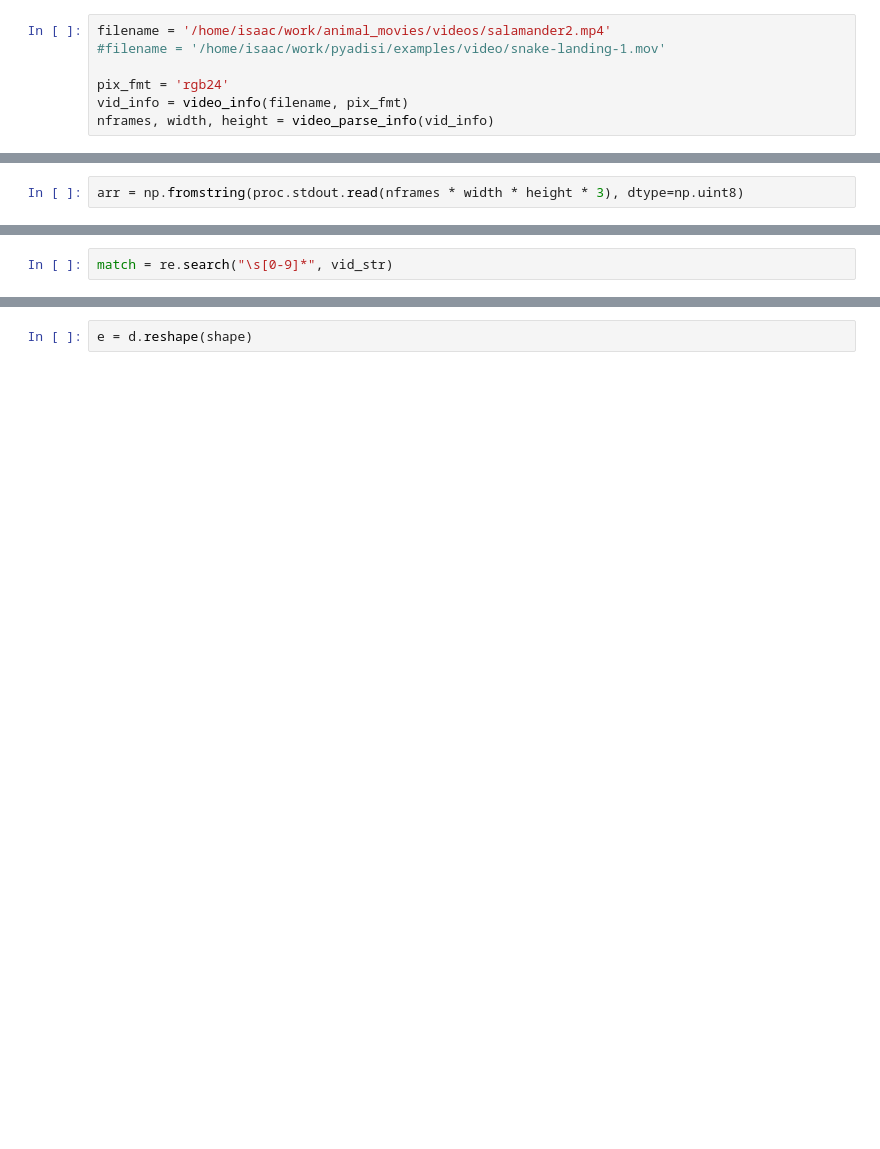
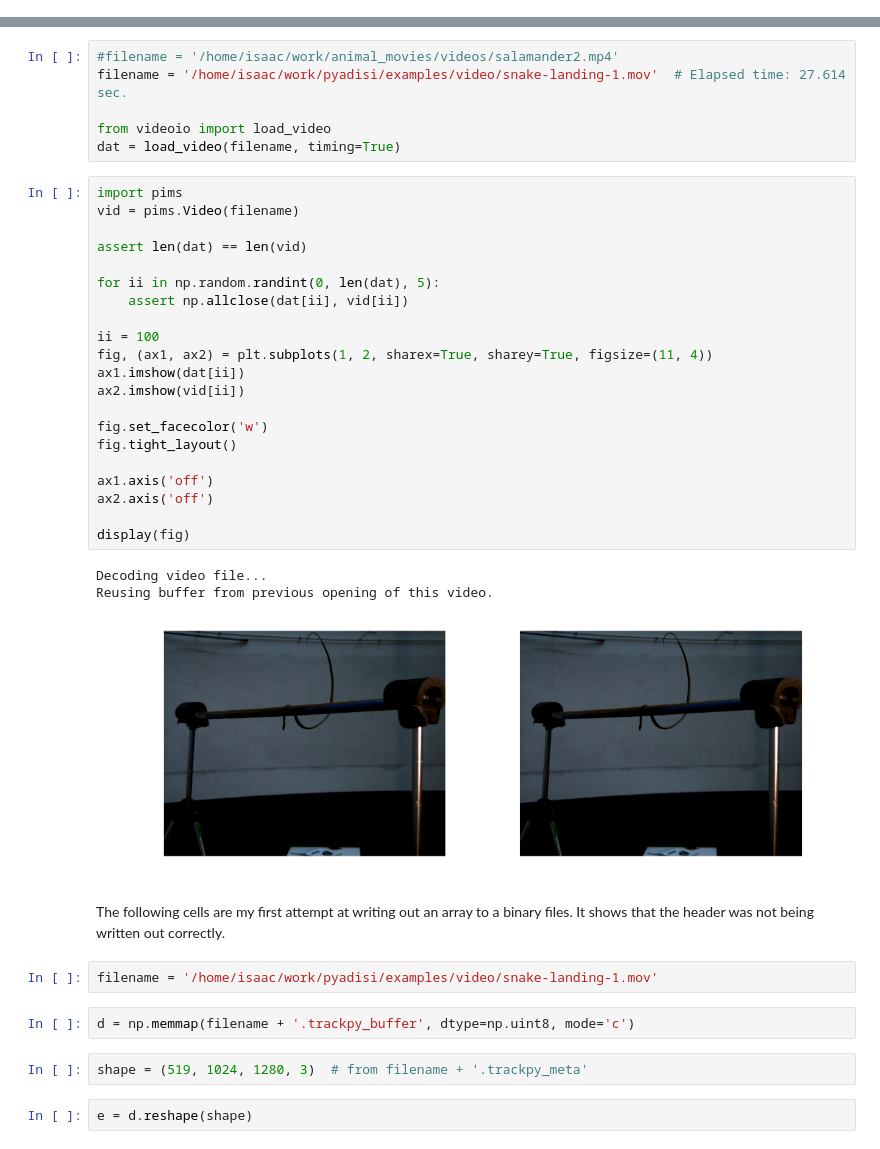
Before and after one commit to isaacyeaton/pyadisi, a Jupyter notebook: pyadisi/bin_writer_dev_removed.ipynb, the cells around one changed output, grey strips where cells are left out. Drawn from its saved outputs; the diff is of its cells as text; blank space fills up the shorter version.

Commit message:
Added module for ffmpeg video reading stuff. Cleaned-up notebook so it shows we get what pims gets. The issue writing the .npy header using np.lib.format was also cleaned-up.

```diff
--- a/pyadisi/bin_writer_dev_removed.ipynb
+++ b/pyadisi/bin_writer_dev_removed.ipynb
@@ -348,7 +0,0 @@ Elapsed time: 27.614 sec.
-# %%
-filename = '/home/isaac/work/animal_movies/videos/salamander2.mp4'
-#filename = '/home/isaac/work/pyadisi/examples/video/snake-landing-1.mov'
-
-pix_fmt = 'rgb24'
-vid_info = video_info(filename, pix_fmt)
-nframes, width, height = video_parse_info(vid_info)
@@ -393,2 +0,0 @@ proc = video_read(filename, pix_fmt)
-# %%
-arr = np.fromstring(proc.stdout.read(nframes * width * height * 3), dtype=np.uint8)
@@ -423,2 +0,0 @@ vid_str = str(vid_info)
-# %%
-match = re.search("\s[0-9]*", vid_str)
@@ -457,2 +348,42 @@ shape = (519, 1024, 1280, 3)
+# %%
+#filename = '/home/isaac/work/animal_movies/videos/salamander2.mp4'
+filename = '/home/isaac/work/pyadisi/examples/video/snake-landing-1.mov'  # Elapsed time: 27.614 sec.
+
+from videoio import load_video
+dat = load_video(filename, timing=True)
+# %%
+import pims
+vid = pims.Video(filename)
+
+assert len(dat) == len(vid)
+
+for ii in np.random.randint(0, len(dat), 5):
+    assert np.allclose(dat[ii], vid[ii])
+
+ii = 100
+fig, (ax1, ax2) = plt.subplots(1, 2, sharex=True, sharey=True, figsize=(11, 4))
+ax1.imshow(dat[ii])
+ax2.imshow(vid[ii])
+
+fig.set_facecolor('w')
+fig.tight_layout()
+
+ax1.axis('off')
+ax2.axis('off')
+
+display(fig)
+# %% [output]
+Decoding video file...
+Reusing buffer from previous opening of this video.
+[figure, added]
+# %% [markdown]
+The following cells are my first attempt at writing out an array to a binary files. It shows that
+the header was not being written out correctly.
+# %%
+filename = '/home/isaac/work/pyadisi/examples/video/snake-landing-1.mov'
+# %%
+d = np.memmap(filename + '.trackpy_buffer', dtype=np.uint8, mode='c')
+# %%
+shape = (519, 1024, 1280, 3)  # from filename + '.trackpy_meta'
 # %%
 e = d.reshape(shape)
```
Also changed, not shown: parts of 72 cells of this notebook, 1 other file.
